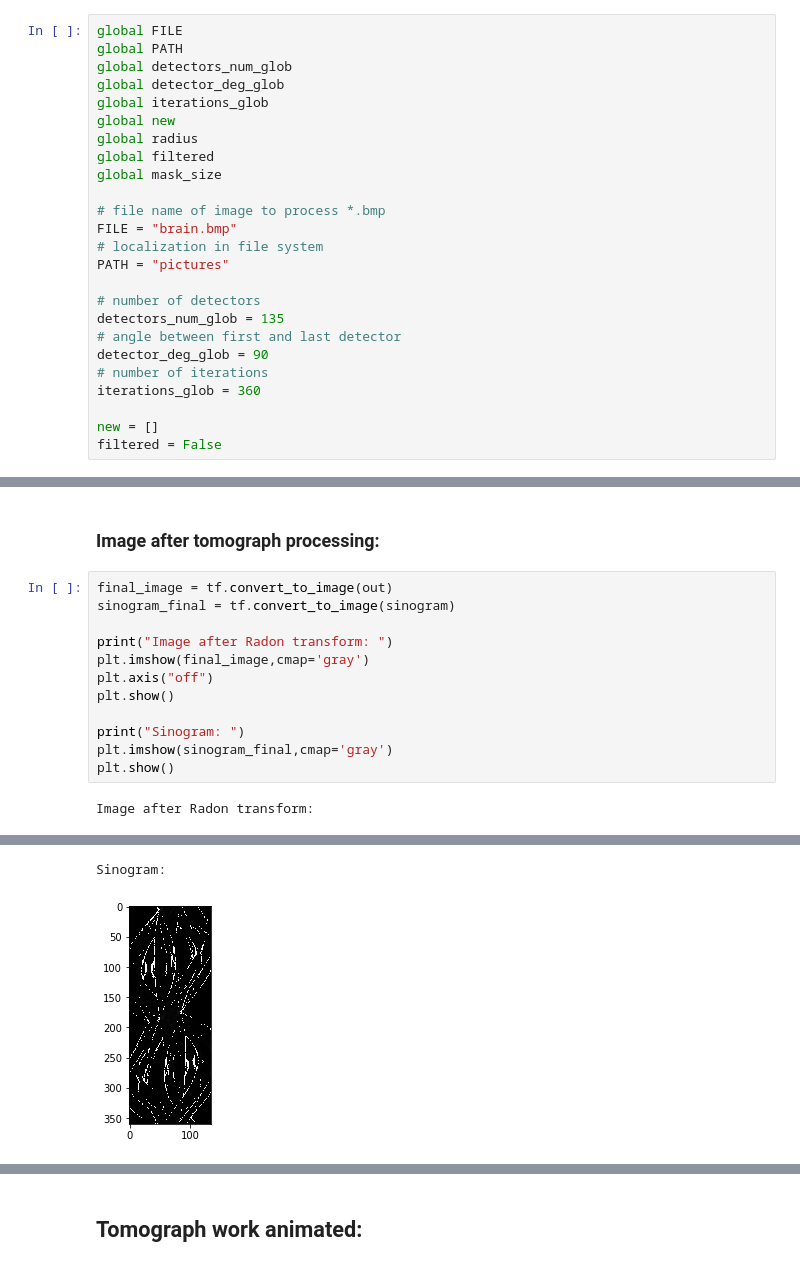
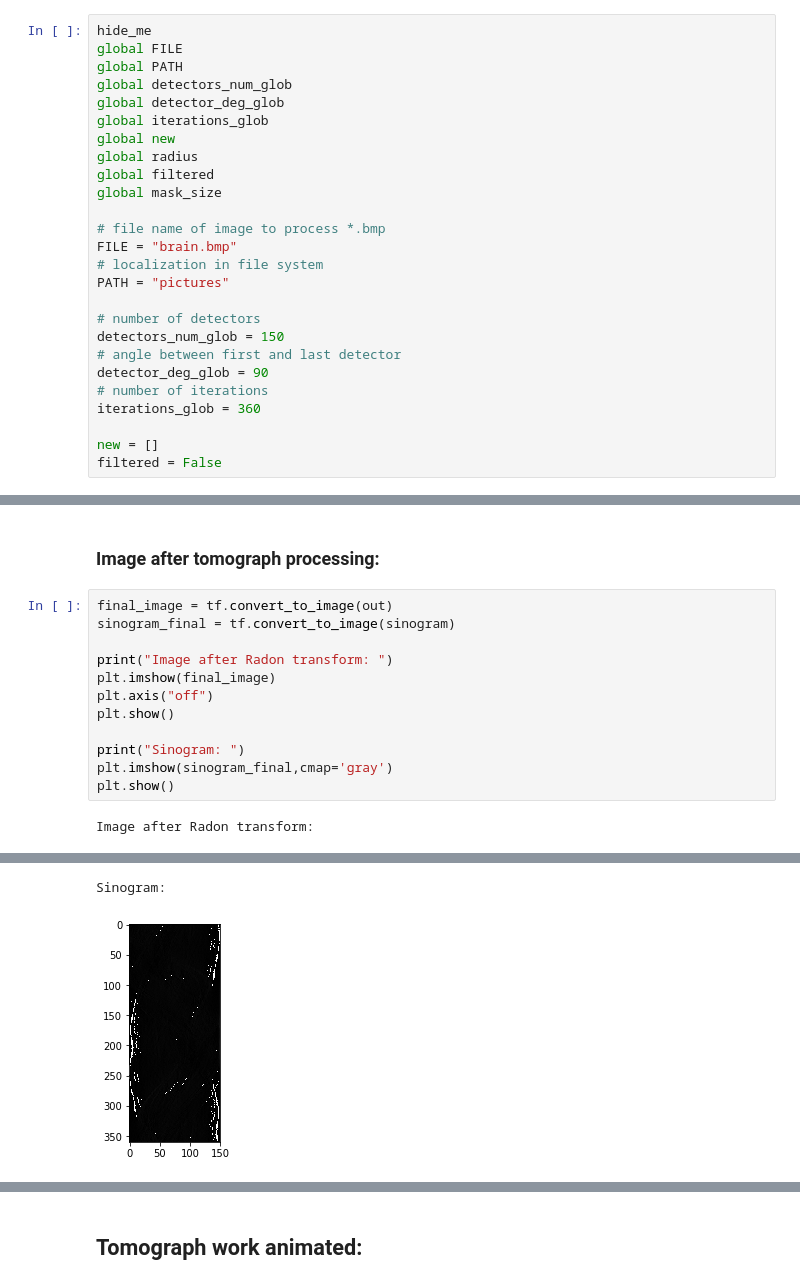
Before and after one commit to Nebizar/IT_in_Medicine, a Jupyter notebook: TomographSimulation/TomographSimulation.ipynb, the cells around one changed output, grey strips where cells are left out. Saved outputs shown, nothing was run; the diff lists cells and outputs as text.

```diff
--- a/TomographSimulation/TomographSimulation.ipynb
+++ b/TomographSimulation/TomographSimulation.ipynb
@@ -52,6 +52,7 @@ $( document ).ready(code_toggle);
 
 Basic values if not set by user:
 # %%
+hide_me
 global FILE
 global PATH
 global detectors_num_glob
@@ -68,7 +69,7 @@ FILE = "brain.bmp"
 PATH = "pictures"
 
 # number of detectors
-detectors_num_glob = 135
+detectors_num_glob = 150
 # angle between first and last detector
 detector_deg_glob = 90
 # number of iterations
@@ -235,7 +233,7 @@ final_image = tf.convert_to_image(out)
 sinogram_final = tf.convert_to_image(sinogram)
 
 print("Image after Radon transform: ")
-plt.imshow(final_image,cmap='gray')
+plt.imshow(final_image)
 plt.axis("off")
 plt.show()
 
@@ -248,5 +246,5 @@ Image after Radon transform:
 Sinogram:
-[figure, old version]
+[figure, new version]
 # %%
 def plot_error(history):
     global new
```
Also changed, not shown: parts of 7 cells of this notebook, 7 other files.
